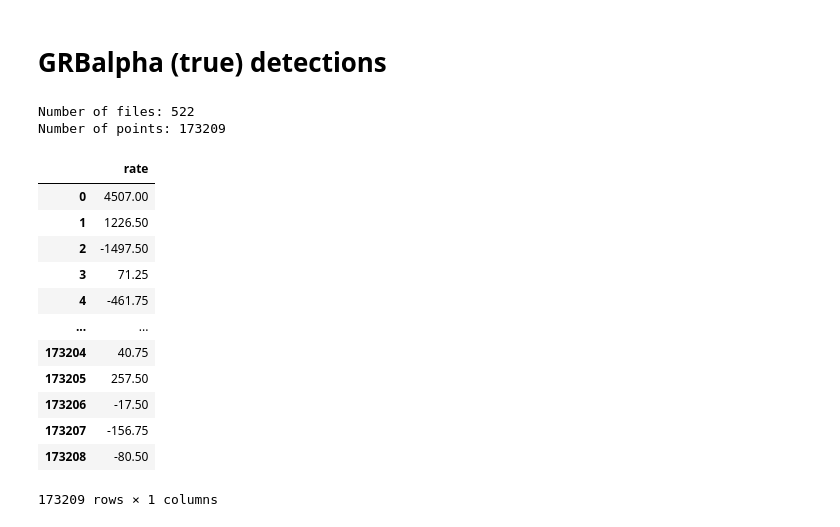
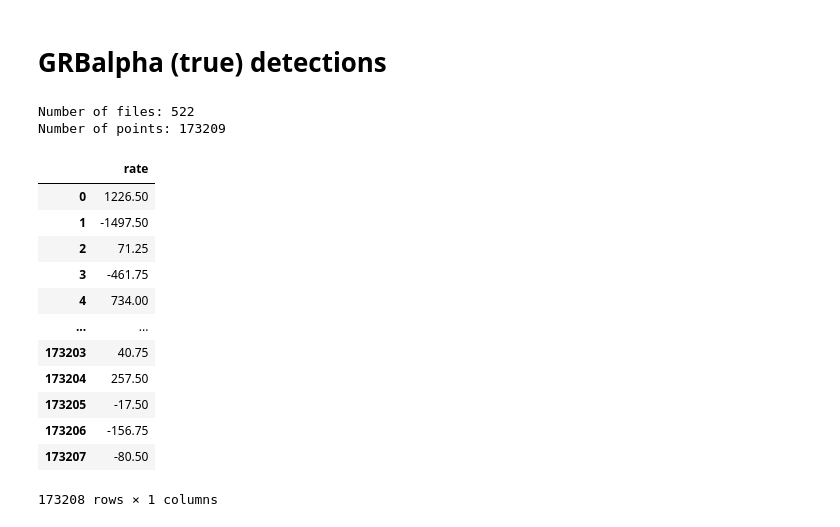
Before and after one commit to MartinChobolaX/GRBorNotGRB, a Jupyter notebook: LSTM_d_dt.ipynb, the cells around one changed output. Drawn from its saved outputs; the diff is of its cells as text; code cells hidden in the pictures.

```diff
--- a/LSTM_d_dt.ipynb
+++ b/LSTM_d_dt.ipynb
@@ -46,8 +46,8 @@ for fname in data:
             split = line[:-1].split()
             cps.append(float(split[-1]))
 
-for i in range(len(cps)):
-    d_dt.append(cps[i] - cps[i-1])
+for i in range(len(cps)-1):
+    d_dt.append(cps[i+1] - cps[i])
 
 
 
@@ -162,39 +207,39 @@ INFO:tensorflow:Assets written to: models/LSTM_d_dt/assets
 # %%
 data_2 = glob.glob("Data/GRBalpha/Data_firmware_2/*-*-*_*-*-*_exp*s_sbin*/ch0/part*/rate_multi_ch.txt")
 cps, d_dt = [], []
 for fname in data_2:
     with open(fname) as file:
         lines = file.readlines()
         for line in lines[9:]:
             split = line[:-1].split()
             cps.append(float(split[-1]))
 
-for i in range(len(cps)):
-    d_dt.append(cps[i] - cps[i-1])
+for i in range(len(cps)-1):
+    d_dt.append(cps[i+1] - cps[i])
 
 
 
 print("Number of files:",len(data_2))
 print("Number of points:",len(cps))
 
 df_grb = pd.DataFrame(data = d_dt, columns=["rate"])
 df_grb
 # %% [output]
 Number of files: 522
 Number of points: 173209
 |  | rate |
-| 0 | 4507.00 |
-| 1 | 1226.50 |
-| 2 | -1497.50 |
-| 3 | 71.25 |
-| 4 | -461.75 |
+| 0 | 1226.50 |
+| 1 | -1497.50 |
+| 2 | 71.25 |
+| 3 | -461.75 |
+| 4 | 734.00 |
 | ... | ... |
-| 173204 | 40.75 |
-| 173205 | 257.50 |
-| 173206 | -17.50 |
-| 173207 | -156.75 |
-| 173208 | -80.50 |
+| 173203 | 40.75 |
+| 173204 | 257.50 |
+| 173205 | -17.50 |
+| 173206 | -156.75 |
+| 173207 | -80.50 |
-173209 rows × 1 columns
+173208 rows × 1 columns
 # %%
 plt.plot(df_grb['rate'][0:3000])
 plt.plot(cps[0:3000])
```
Also changed, not shown: parts of 24 cells of this notebook.
